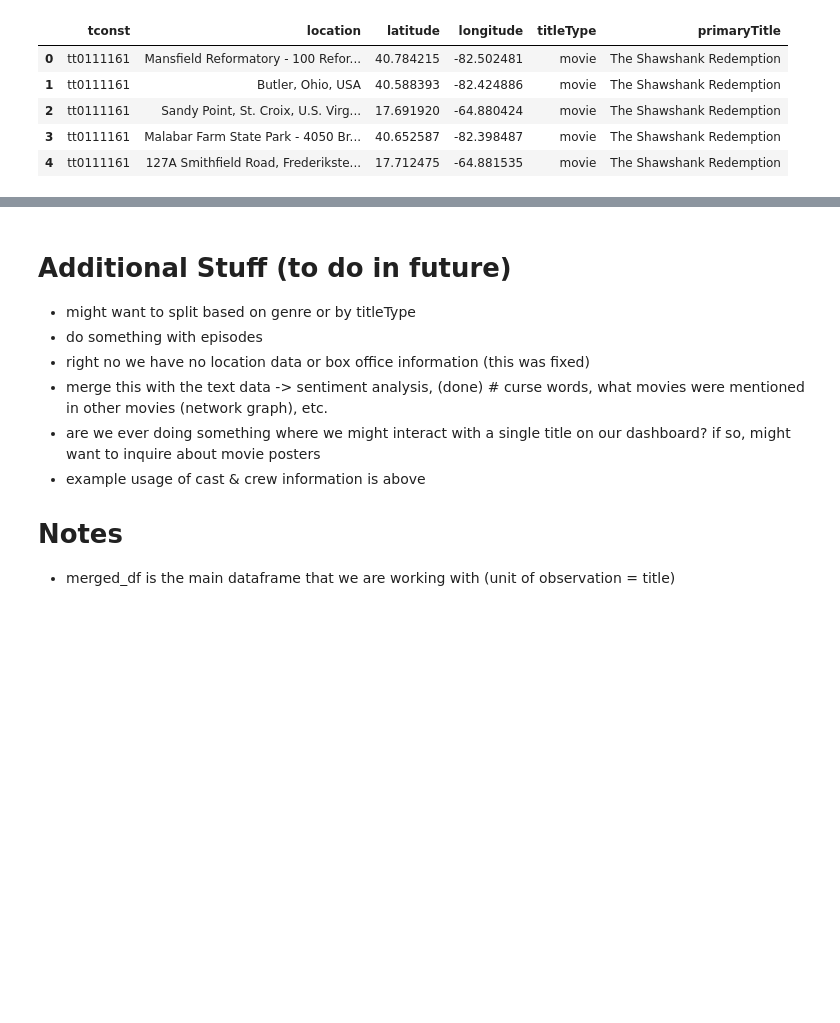
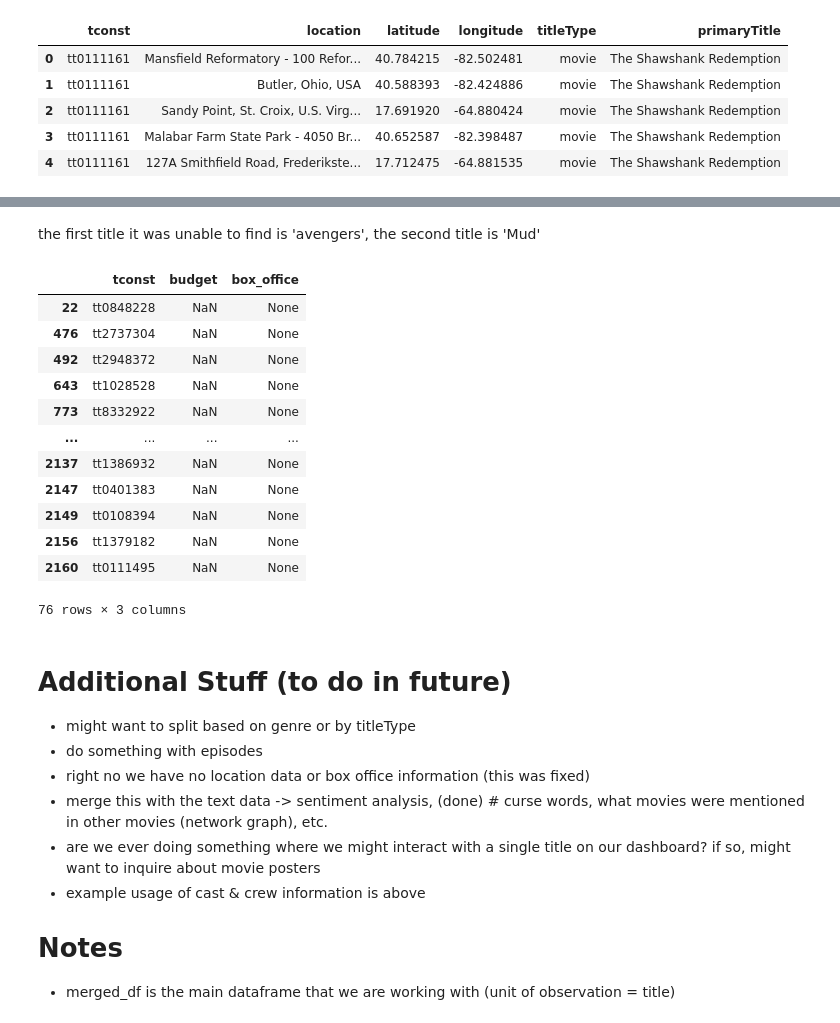
Before and after one commit to wmcgloin/movie_project, a Jupyter notebook: docs/data_cleaning.ipynb, the cells around one changed output, grey strips where cells are left out. Drawn from its saved outputs; the diff is of its cells as text; code cells hidden in the pictures; blank space fills up the shorter version.

```diff
--- a/docs/data_cleaning.ipynb
+++ b/docs/data_cleaning.ipynb
@@ -1779,0 +1822,5 @@ new_locations_df.head()
+# %%
+# create locations_df2 that is from the 2185th row onward
+locations_df2 = locations_df.iloc[2185:]
+
+len(locations_df2)
@@ -1794,0 +1948,12 @@ test_df.to_csv('../data/clean_data/location_data.csv', index = False)
+# %%
+# Filter all_locations for rows where titleType is 'movie'
+movies_only = all_locations[all_locations['titleType'] == 'movie']
+
+# Get unique tconst values from the filtered DataFrame
+unique_tconst_movies = movies_only['tconst'].unique()
+
+# convert to list
+tconst_list = unique_tconst_movies.tolist()
+
+# look at first 15 values of tconst_list
+tconst_list[:15]
@@ -1795,3 +2086,25 @@ test_df.to_csv('../data/clean_data/location_data.csv', index = False)
+# %% [markdown]
+the first title it was unable to find is 'avengers', the second title is 'Mud'
+# %%
+# avengers - tt0848228 - budget = $220,000,000, box_office = $1,520,538,536
+# mud - tt1935179 - budget = $10,000,000 estimated, box_office = $32,613,173
+
+# display rows where budget has no value == "None"
+financials_df[financials_df['budget'].isnull()]
+# %% [output]
+|  | tconst | budget | box_office |
+| 22 | tt0848228 | NaN | None |
+| 476 | tt2737304 | NaN | None |
+| 492 | tt2948372 | NaN | None |
+| 643 | tt1028528 | NaN | None |
+| 773 | tt8332922 | NaN | None |
+| ... | ... | ... | ... |
+| 2137 | tt1386932 | NaN | None |
+| 2147 | tt0401383 | NaN | None |
+| 2149 | tt0108394 | NaN | None |
+| 2156 | tt1379182 | NaN | None |
+| 2160 | tt0111495 | NaN | None |
+76 rows × 3 columns
 # %% [markdown]
 # Additional Stuff (to do in future)
 
```
Also changed, not shown: parts of 23 cells of this notebook, 4 other files.
